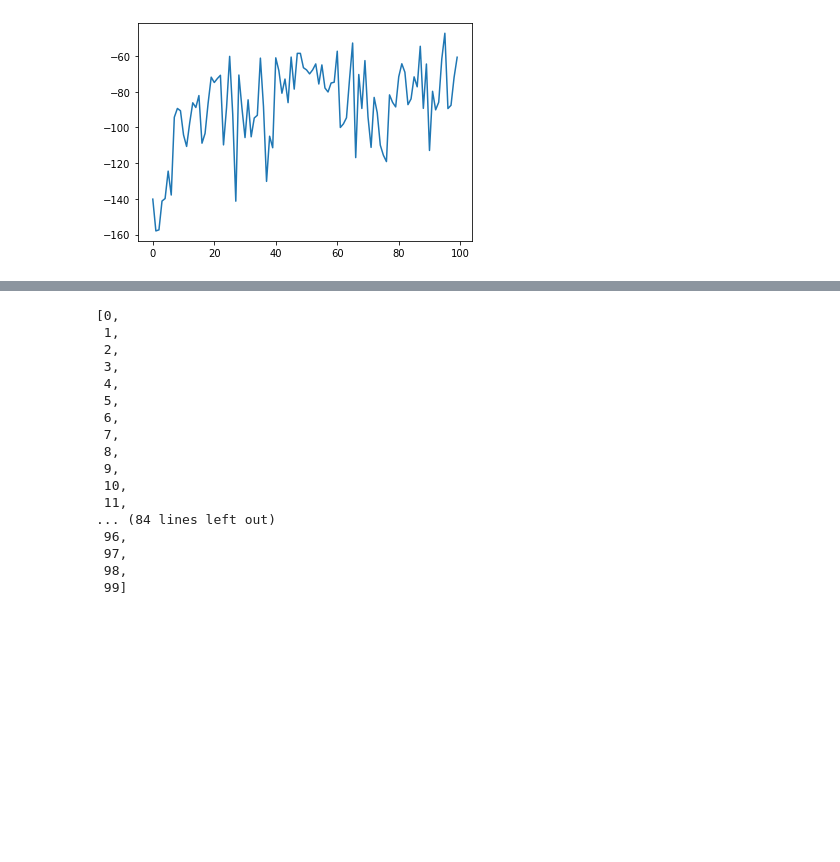
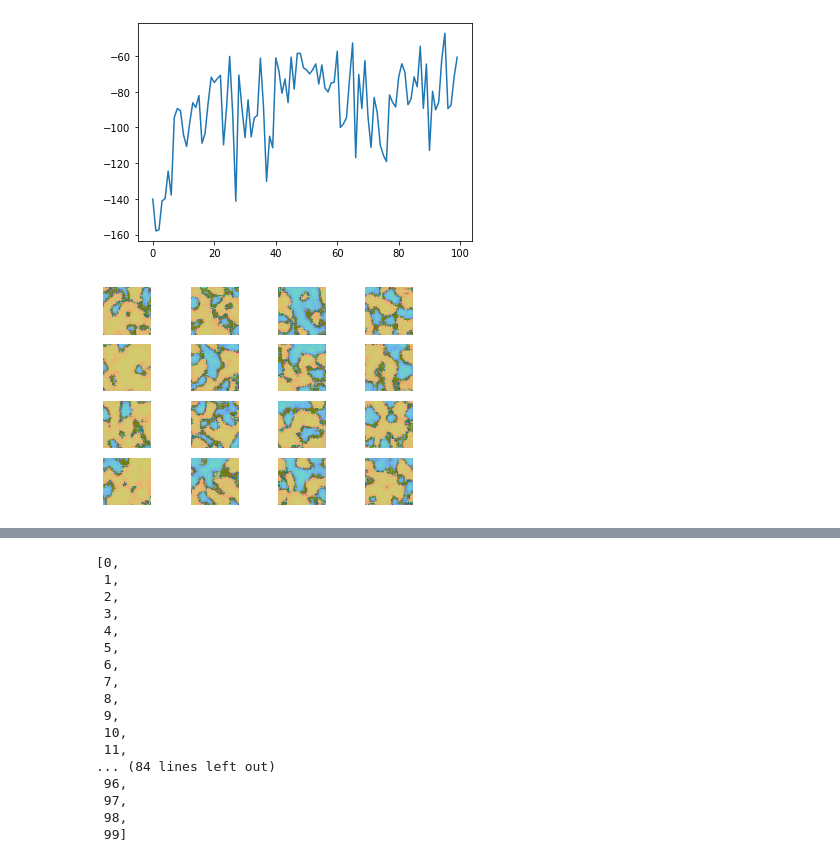
Before and after one commit to JohnStephens1/WGAN-GP, a Jupyter notebook: main.ipynb, the cells around one changed output, grey strips where cells are left out. Drawn from its saved outputs; the diff is of its cells as text; code cells hidden in the pictures; blank space fills up the shorter version.

```diff
--- a/main.ipynb
+++ b/main.ipynb
@@ -280,3 +263,18 @@ plt.plot(wgan.history.history['c_loss'])
 # %% [output]
 [<matplotlib.lines.Line2D at 0x...>]
 [figure]
+# %%
+noise = tf.random.normal((16, 100))
+generated_images = wgan.generator(noise)
+generated_images = denormalize_images(generated_images)
+
+display.clear_output(True)
+
+for i in range(16):
+	plt.subplot(4, 4, i+1)
+	plt.imshow(generated_images[i])
+	plt.axis('off')
+
+plt.show()
+# %% [output]
+[figure, added]
```
Also changed, not shown: parts of 3 cells of this notebook.
